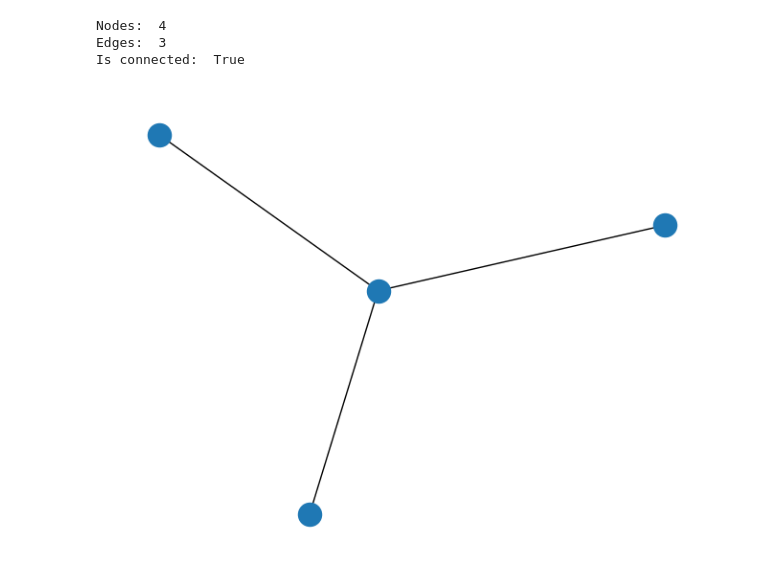
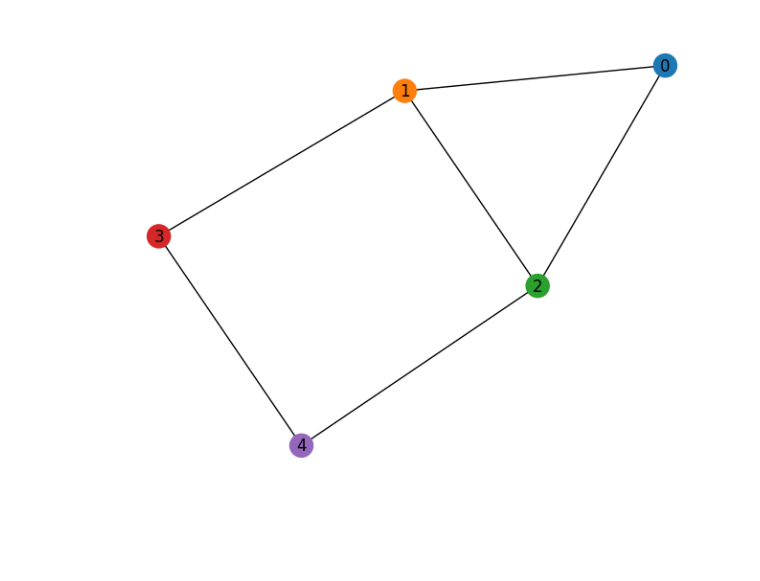
Before and after one commit to mokotturu/mamab-jit, a Jupyter notebook: generate_large_networks.ipynb, the cells around one changed output. Cells and saved outputs as stored; diff of their text form; code cells hidden in the pictures; blank space fills up the shorter version.

```diff
--- a/generate_large_networks.ipynb
+++ b/generate_large_networks.ipynb
@@ -45,51 +45,45 @@ seeds = [80967431686, 29756843169]
 # # 	[0.75, 0.25, 0.00, 0.00],
 # # 	[0.25, 0.25, 0.25, 0.25],
 # # 	[0.00, 0.25, 0.50, 0.25],
 # # 	[0.00, 0.25, 0.25, 0.50],
 # # ])
 
 # # weight_matrix = np.array([
 # # 	[0.80, 0.00, 0.20, 0.00, 0.00],
 # # 	[0.00, 0.80, 0.20, 0.00, 0.00],
 # # 	[0.20, 0.20, 0.20, 0.20, 0.20],
 # # 	[0.00, 0.00, 0.20, 0.60, 0.20],
 # # 	[0.00, 0.00, 0.20, 0.20, 0.60],
 # # ])
 
 # _, _, weight_matrix, _ = max_degree_weights(incidence_matrix)
 # weight_matrix = np.round(weight_matrix, 2)
 # G = nx.from_numpy_array(weight_matrix, create_using=nx.DiGraph)
 # G.remove_edges_from(nx.selfloop_edges(G))
 
 # # print(nx.is_connected(G))
 # nx.relabel_nodes(G, {idx: f'{idx + 1}: {weight_matrix[idx, idx]}' for idx in range(weight_matrix.shape[0])}, copy=False)
 # pos = nx.spring_layout(G)
 # # pos=nx.nx_pydot.graphviz_layout(G, prog='neato')
 # nx.draw(G, node_color=COLORS[:G.number_of_nodes()], node_size=2000, edgecolors="black", pos=pos, with_labels=True)
 # nx.draw_networkx_edge_labels(G, pos, edge_labels=nx.get_edge_attributes(G, 'weight'))
 
 
-cluster_size = 10
-tails = 5
-G = nx.star_graph(3)
-# G.add_node(9)
-# G.add_edge(7, 9)
-# G.add_edge(8, 9)
-# for i in range(tails):
-# 	G.add_node(cluster_size + i)
-# 	G.add_edge(cluster_size + i - 1, cluster_size + i)
+# house
+A = np.array([
+	[0, 1, 1, 0, 0],
+	[1, 0, 1, 1, 0],
+	[1, 1, 0, 0, 1],
+	[0, 1, 0, 0, 1],
+	[0, 0, 1, 1, 0],
+])
 
-print("Nodes: ", G.number_of_nodes())
-print("Edges: ", G.number_of_edges())
-print("Is connected: ", nx.is_connected(G))
-nx.draw(G)
+G = nx.from_numpy_array(A)
+nx.draw(G, node_color=COLORS[:G.number_of_nodes()], with_labels=True)
 # save graph
-# np.save(f"data/saved_networks/{cluster_size}_kite_long_{tails}_tail_adj.npy", nx.to_numpy_array(G))
-# np.save(f"data/saved_networks/{cluster_size}_kite_long_{tails}_tail_inc.npy", np.asarray(nx.linalg.graphmatrix.incidence_matrix(G, oriented=True).todense()))
-# plt.savefig(f'data/img/networks/png/{cluster_size}_kite_long_{tails}_tail.png', format='png')
-# plt.savefig(f'data/img/networks/svg/{cluster_size}_kite_long_{tails}_tail.svg', format='svg')
+np.save(f"data/saved_networks/house_adj.npy", nx.to_numpy_array(G))
+np.save(f"data/saved_networks/house_inc.npy", np.asarray(nx.linalg.graphmatrix.incidence_matrix(G, oriented=True).todense()))
+plt.savefig(f'data/img/networks/png/house.png', format='png')
+plt.savefig(f'data/img/networks/svg/house.svg', format='svg')
 # %% [output]
-Nodes:  4
-Edges:  3
-Is connected:  True
-[figure, old version]
+[figure, new version]
```
Also changed, not shown: parts of 1 cell of this notebook, 17 other files.
